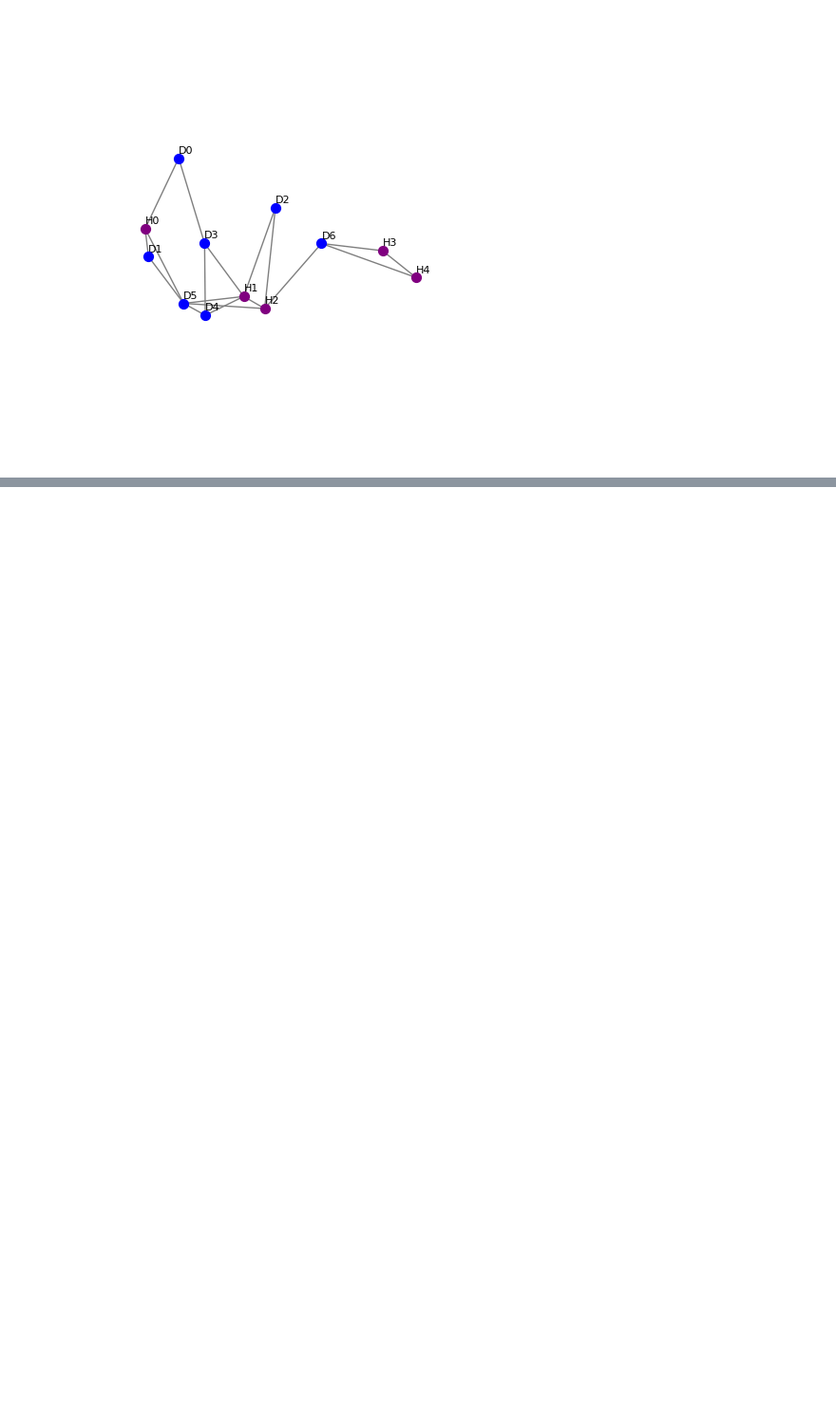
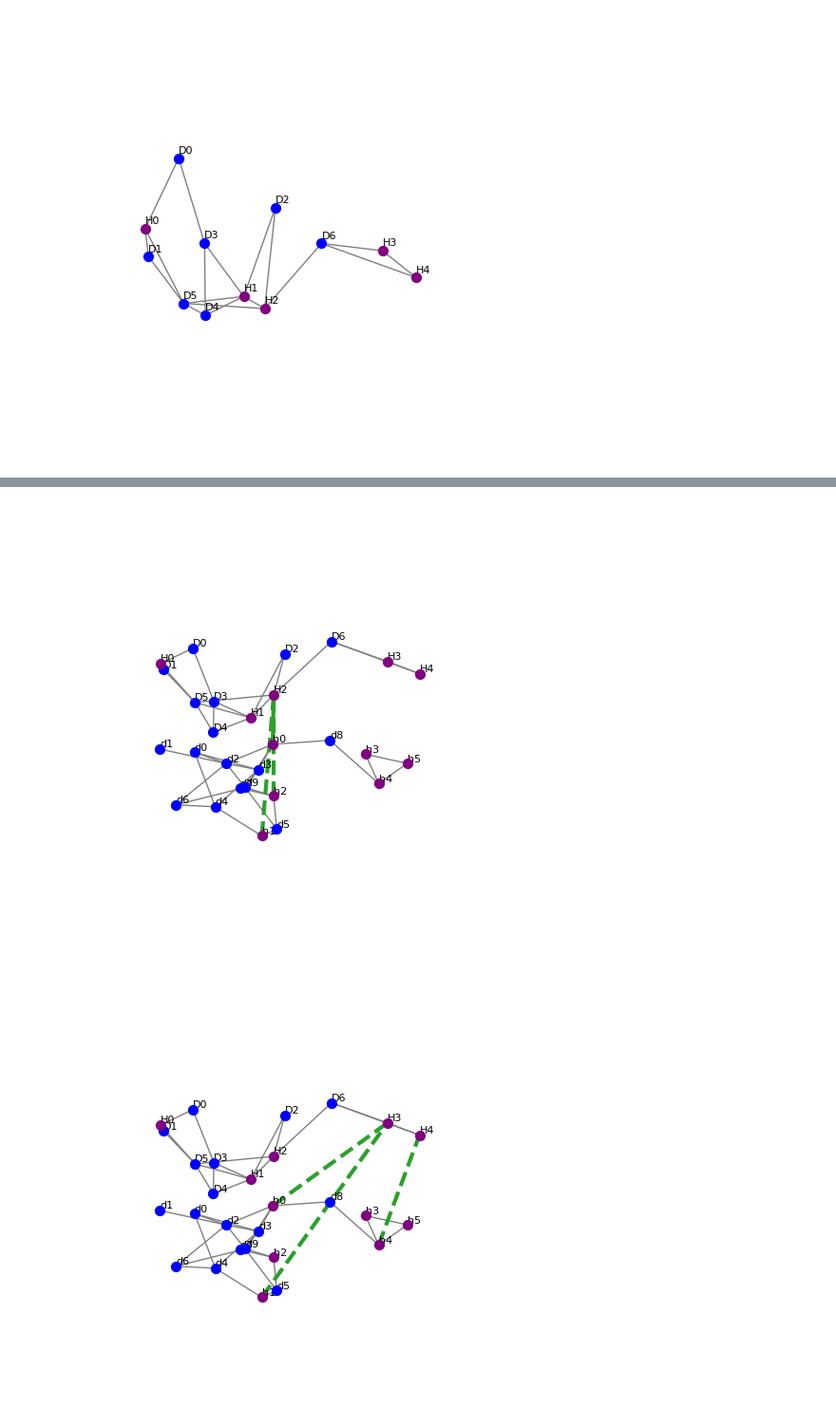
Before and after one commit to M-Garrigues/Quantum-Docking, a Jupyter notebook: notebooks/demo.ipynb, the cells around one changed output, grey strips where cells are left out. Shown at 95% size. Drawn from its saved outputs; the diff is of its cells as text; code cells hidden in the pictures; blank space fills up the shorter version.

```diff
--- a/notebooks/demo.ipynb
+++ b/notebooks/demo.ipynb
@@ -105,0 +87,7 @@ draw_docking(
+# %%
+draw_multiple_dockings(
+    L_features, L_distance_matrix, R_features, R_distance_matrix, cliques_list=cliques
+)
+# %% [output]
+[figure, added]
+[figure, added]
```
Also changed, not shown: parts of 12 cells of this notebook, 4 other files.
